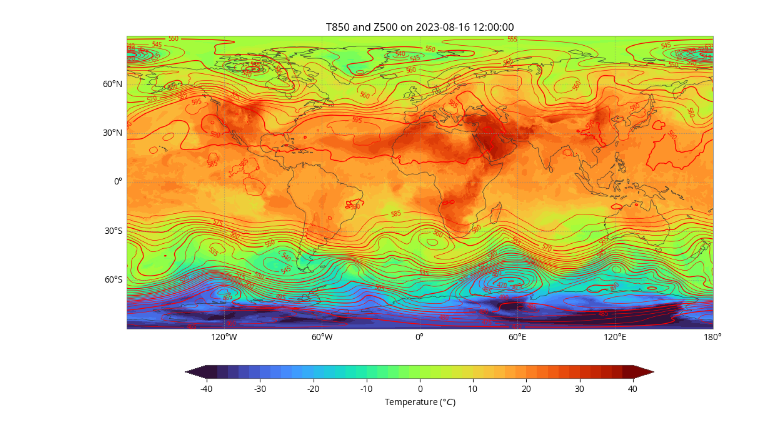
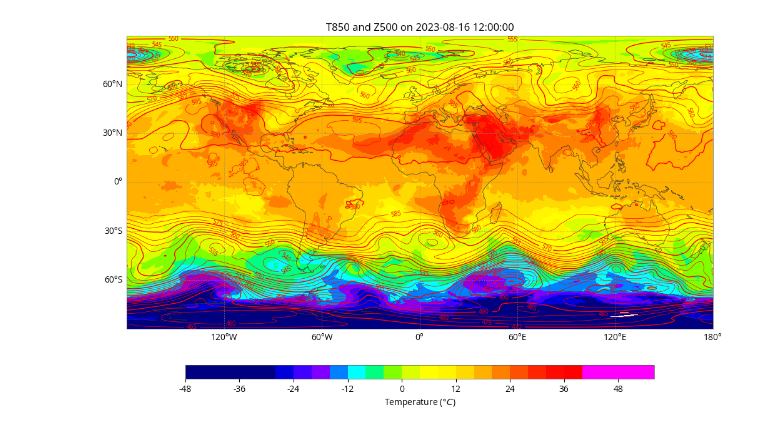
Before and after one commit to ecmwf/earthkit-maps, a Jupyter notebook: docs/examples/t850-z500.ipynb, the cells around one changed output. Saved outputs shown, nothing was run; the diff lists cells and outputs as text; code cells hidden in the pictures.

```diff
--- a/docs/examples/t850-z500.ipynb
+++ b/docs/examples/t850-z500.ipynb
@@ -35,16 +31,50 @@ earthkit.maps.quickplot(t850, z500, units=("celsius", "dam"))
+# %%
+style = earthkit.maps.styles.Contour(
+    colors= [
+        (0, 0, 0.5),
+        (0, 0, 0.5),
+        (0, 0, 0.5),
+        (0, 0, 0.5),
+        (0, 0, 0.5),
+        (0, 0, 0.85),
+        (0.25, 0, 1),
+        (0.5, 0, 1),
+        (0, 0.5, 1),
+        (0, 1, 1),
+        (0, 1, 0.5),
+        (0.5, 1, 0),
+        (0.8536, 1, 0),
+        (1, 1, 0),
+        (1, 0.9619, 0),
+        (1, 0.8536, 0),
+        (1, 0.6913, 0),
+        (1, 0.5, 0),
+        (1, 0.3087, 0),
+        (1, 0.1464, 0),
+        (1, 0.0381, 0),
+        (1, 0, 0),
+        (1, 0, 1),
+        (1, 0, 1),
+        (1, 0, 1),
+        (1, 0, 1),
+        (1, 0, 1),
+    ],
+    levels=range(-48, 57, 4),
+    units="celsius",
+)
 # %%
 chart = earthkit.maps.Superplot()
 
-chart.plot(t850, units="celsius")
+chart.plot(t850, style=style)
 chart.plot(z500, units="dam")
 
 chart.coastlines()
 chart.gridlines()
 
 chart.legend()
 
 chart.subplot_titles("T850 and Z500 on {time}")
 
 chart.show()
 # %% [output]
-[figure, old version]
+[figure, new version]
```
Also changed, not shown: parts of 1 cell of this notebook.
